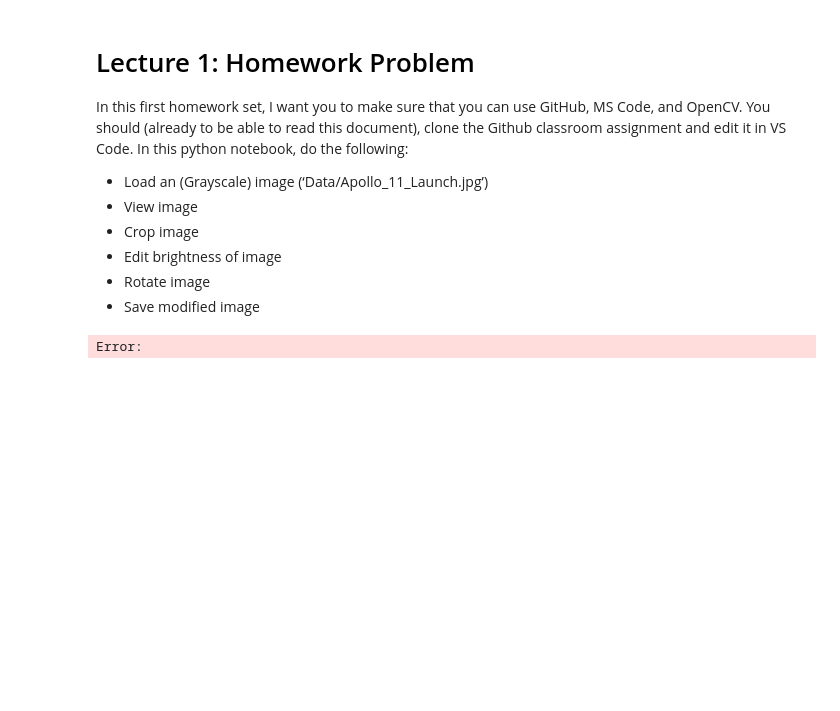
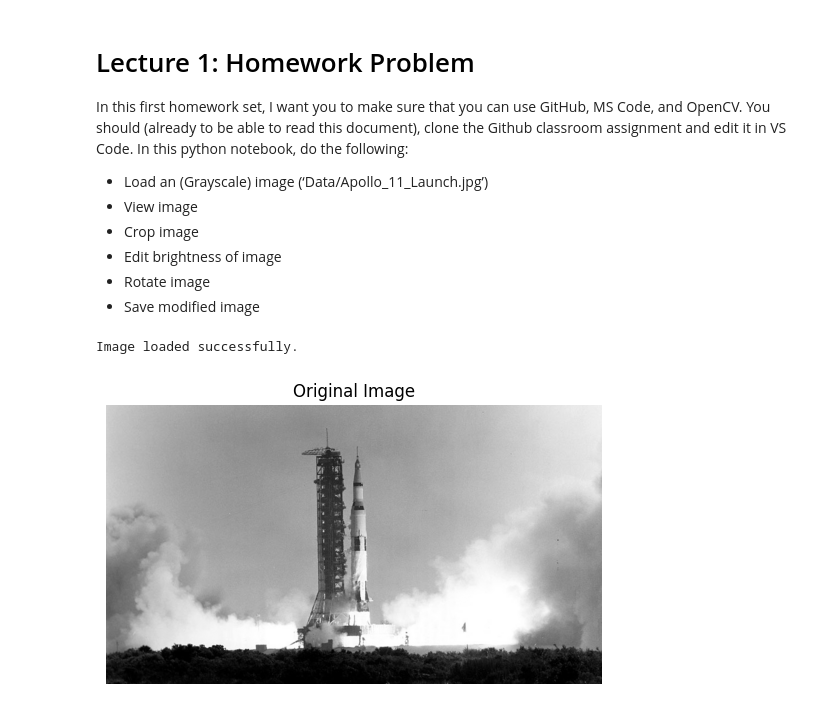
Before and after one commit to SSOE-ECE1390/verifying-setup-sarahSW-shiqi, a Jupyter notebook: Homework_0.ipynb, the cells around one changed output. Drawn from its saved outputs; the diff is of its cells as text; code cells hidden in the pictures; blank space fills up the shorter version.

```diff
--- a/Homework_0.ipynb
+++ b/Homework_0.ipynb
@@ -13,67 +13,26 @@ You should (already to be able to read this document), clone the Github classroo
 # %%
 # Import libraries
 import cv2
 import matplotlib.pyplot as plt
 
 # -----------------------------
 # 1. Load an (Grayscale) image (‘Data/Apollo_11_Launch.jpg’)
 # -----------------------------
 img = cv2.imread('Data/Apollo_11_Launch.jpg', cv2.IMREAD_GRAYSCALE)
 
 # Check if loaded
 if img is None:
     print("Error: Image not found!")
 else:
     print("Image loaded successfully.")
 
 # -----------------------------
 # 2. View image
 # -----------------------------
 plt.imshow(img, cmap='gray')
 plt.title("Original Image")
 plt.axis('off')
 plt.show()
-
-# -----------------------------
-# 3. Crop image
-# -----------------------------
-# Example: crop center portion
-h, w = img.shape
-crop_img = img[h//4:3*h//4, w//4:3*w//4]
-
-plt.imshow(crop_img, cmap='gray')
-plt.title("Cropped Image")
-plt.axis('off')
-plt.show()
-
-# -----------------------------
-# 4. Edit brightness
-# -----------------------------
-# Increase brightness by adding a value (clip to [0,255])
-bright_img = cv2.convertScaleAbs(img, alpha=1, beta=50)  # beta = brightness offset
-
-plt.imshow(bright_img, cmap='gray')
-plt.title("Brightness Adjusted Image")
-plt.axis('off')
-plt.show()
-
-# -----------------------------
-# 5. Rotate image
-# -----------------------------
-# Rotate 45 degrees around center
-center = (w // 2, h // 2)
-M = cv2.getRotationMatrix2D(center, 45, 1.0)  # (center, angle, scale)
-rotated_img = cv2.warpAffine(img, M, (w, h))
-
-plt.imshow(rotated_img, cmap='gray')
-plt.title("Rotated Image (45°)")
-plt.axis('off')
-plt.show()
-
-# -----------------------------
-# 6. Save modified image
-# -----------------------------
-cv2.imwrite("Data/Apollo_11_Modified.jpg", rotated_img)
-print("Modified image saved as 'Data/Apollo_11_Modified.jpg'")
 # %% [output]
-Error:
+Image loaded successfully.
+[figure, added]
```
Also changed, not shown: parts of 4 cells of this notebook, 1 other file.
